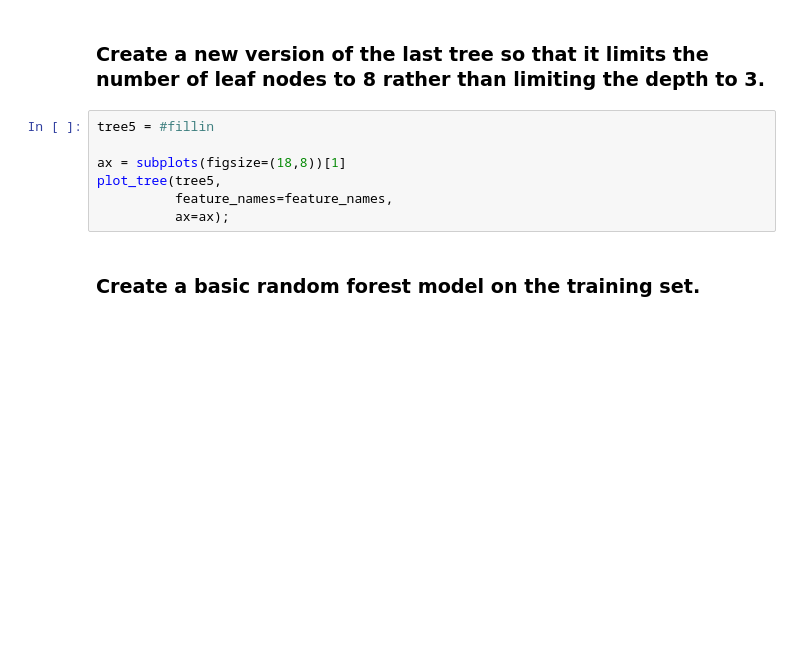
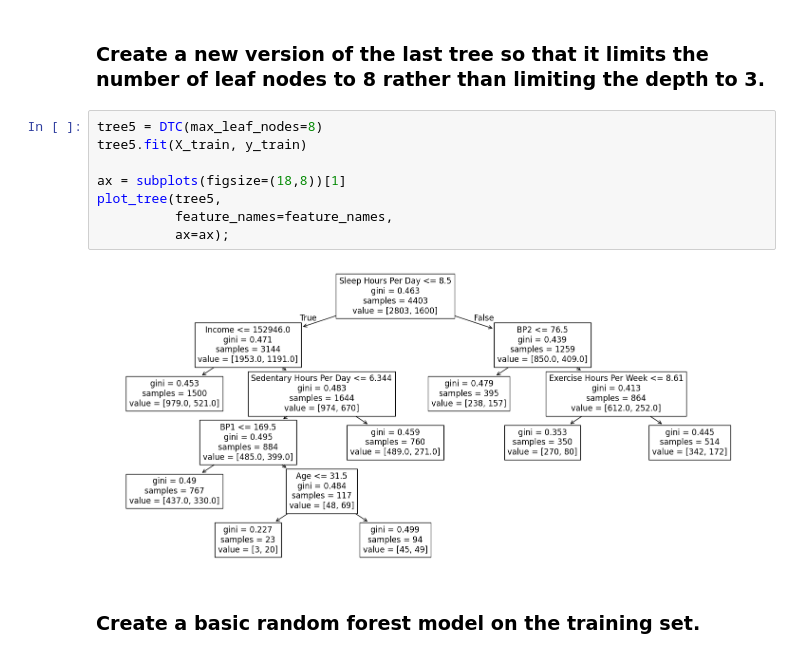
Before and after one commit to ethan-ucol/code_2600, a Jupyter notebook: mod08_rf.ipynb, the cells around one changed output. Saved outputs shown, nothing was run; the diff lists cells and outputs as text; blank space fills up the shorter version.

```diff
--- a/mod08_rf.ipynb
+++ b/mod08_rf.ipynb
@@ -175,12 +178,15 @@ plot_tree(tree4,
 # %% [markdown]
 ### Create a new version of the last tree so that it limits the number of leaf nodes to 8 rather than limiting the depth to 3.
 # %%
-tree5 = #fillin
+tree5 = DTC(max_leaf_nodes=8)
+tree5.fit(X_train, y_train)
 
 ax = subplots(figsize=(18,8))[1]
 plot_tree(tree5,
           feature_names=feature_names,
           ax=ax);
+# %% [output]
+[figure, added]
 # %% [markdown]
 ### Create a basic random forest model on the training set.
 # %%
```
Also changed, not shown: parts of 12 cells of this notebook.
